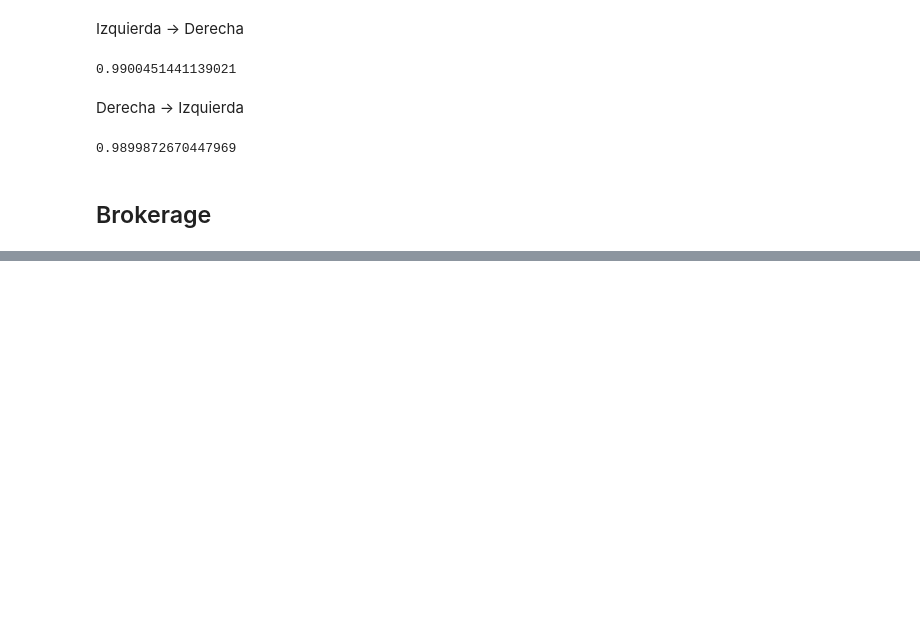
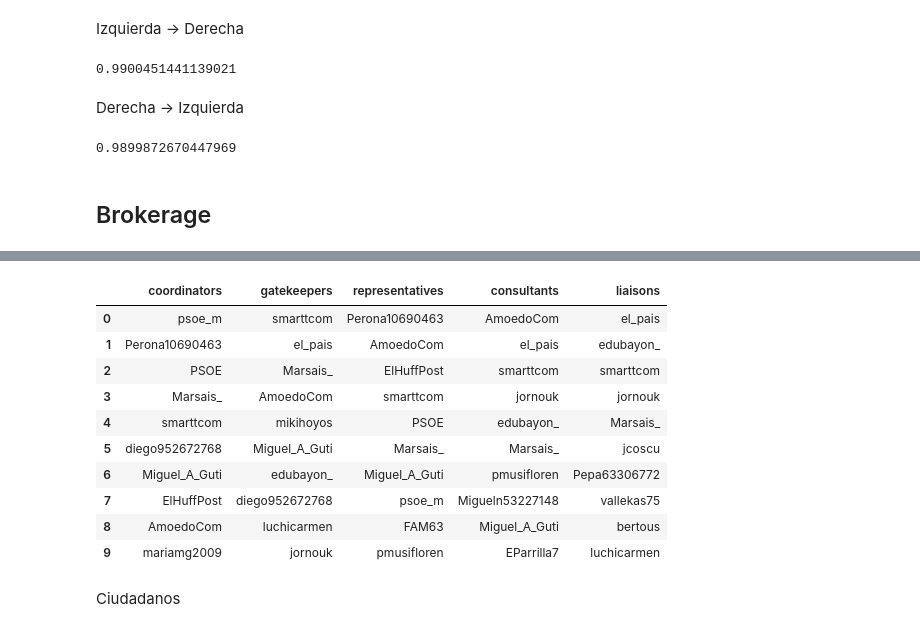
Before and after one commit to Jaimemorillo/electoral-prediction-madrid, a Jupyter notebook: comunidades_tweets.ipynb, the cells around one changed output, grey strips where cells are left out. Saved outputs shown, nothing was run; the diff lists cells and outputs as text; code cells hidden in the pictures; blank space fills up the shorter version.

```diff
--- a/comunidades_tweets.ipynb
+++ b/comunidades_tweets.ipynb
@@ -667,0 +799,44 @@ Name: PODEMOS, dtype: int64
+# %%
+party = 3
+
+total = len(vertex_df_f[vertex_df_f['community_leid']==party])
+coordinators = len(vertex_df_f[(vertex_df_f['community_leid']==party) & (vertex_df_f['coordinator']>0)])
+gatekeepers = len(vertex_df_f[(vertex_df_f['community_leid']==party) & (vertex_df_f['gatekeeper']>0)])
+representatives = len(vertex_df_f[(vertex_df_f['community_leid']==party) & (vertex_df_f['representative']>0)])
+consultants = len(vertex_df_f[(vertex_df_f['community_leid']==party) & (vertex_df_f['consultant']>0)])
+liaisons = len(vertex_df_f[(vertex_df_f['community_leid']==party) & (vertex_df_f['liaison']>0)])
+
+brok_df_com.loc[party,'party'] ='PSOE'
+brok_df_com.loc[party, 1:] = [round((coordinators/total)*100,2),
+                              round((gatekeepers/total)*100,2),
+                              round((representatives/total)*100,2),
+                              round((consultants/total)*100,2),
+                              round((liaisons/total)*100,2)]
+# %%
+data = {'coordinators':vertex_df_f[vertex_df_f['community_leid']==party].sort_values('coordinator',
+                                                                                 ascending=False)['name'].head(10).values,
+        'gatekeepers':vertex_df_f[vertex_df_f['community_leid']==party].sort_values('gatekeeper',
+                                                                                 ascending=False)['name'].head(10).values,
+        'representatives':vertex_df_f[vertex_df_f['community_leid']==party].sort_values('representative',
+                                                                                 ascending=False)['name'].head(10).values,
+        'consultants':vertex_df_f[vertex_df_f['community_leid']==party].sort_values('consultant',
+                                                                                 ascending=False)['name'].head(10).values,
+        'liaisons':vertex_df_f[vertex_df_f['community_leid']==party].sort_values('liaison',
+                                                                                 ascending=False)['name'].head(10).values
+        }
+
+pd.DataFrame(data)
+# %% [output]
+|  | coordinators | gatekeepers | representatives | consultants | liaisons |
+| 0 | psoe_m | smarttcom | Perona10690463 | AmoedoCom | el_pais |
+| 1 | Perona10690463 | el_pais | AmoedoCom | el_pais | edubayon_ |
+| 2 | PSOE | Marsais_ | ElHuffPost | smarttcom | smarttcom |
+| 3 | Marsais_ | AmoedoCom | smarttcom | jornouk | jornouk |
+| 4 | smarttcom | mikihoyos | PSOE | edubayon_ | Marsais_ |
+| 5 | diego952672768 | Miguel_A_Guti | Marsais_ | Marsais_ | jcoscu |
+| 6 | Miguel_A_Guti | edubayon_ | Miguel_A_Guti | pmusifloren | Pepa63306772 |
+| 7 | ElHuffPost | diego952672768 | psoe_m | Migueln53227148 | vallekas75 |
+| 8 | AmoedoCom | luchicarmen | FAM63 | Miguel_A_Guti | bertous |
+| 9 | mariamg2009 | jornouk | pmusifloren | EParrilla7 | luchicarmen |
+# %% [markdown]
+Ciudadanos
```
Also changed, not shown: parts of 18 cells of this notebook.
